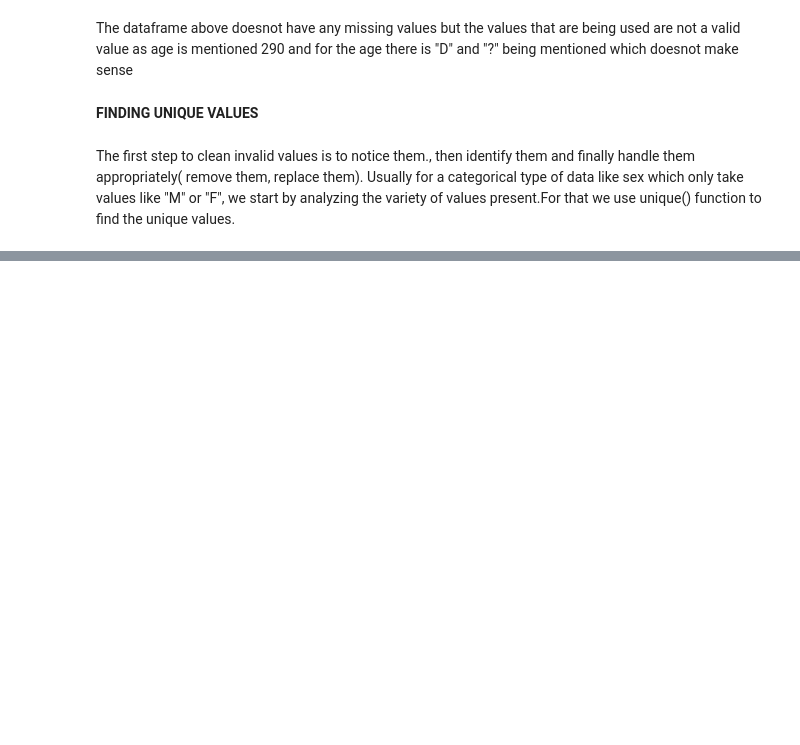
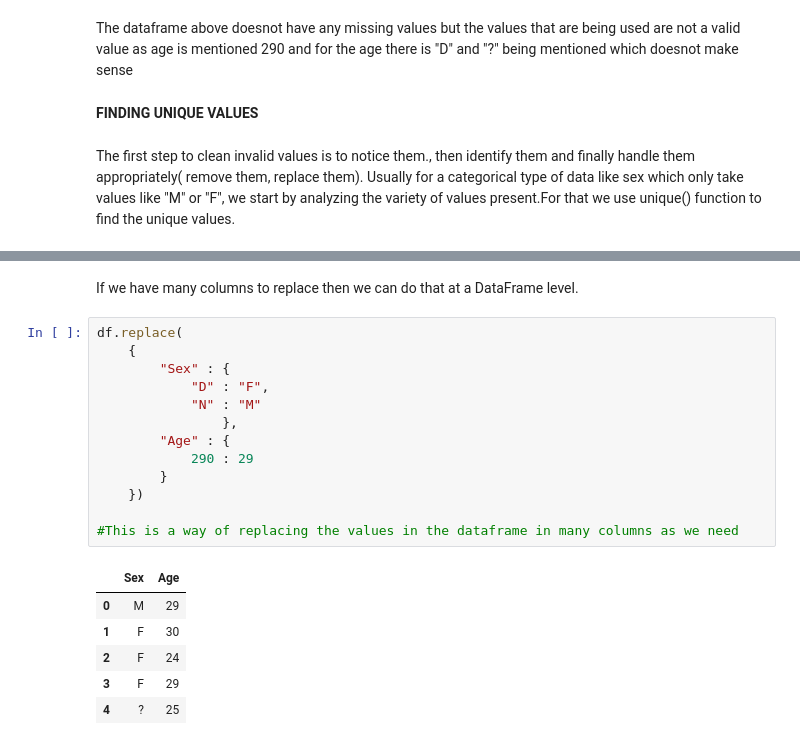
Before and after one commit to pasangyalzen/freecodecamp-data-notes, a Jupyter notebook: pandas_data_cleaning.ipynb, the cells around one changed output, grey strips where cells are left out. Saved outputs shown, nothing was run; the diff lists cells and outputs as text; blank space fills up the shorter version.

Commit message:
add: data cleaning further lessons

```diff
--- a/pandas_data_cleaning.ipynb
+++ b/pandas_data_cleaning.ipynb
@@ -711,0 +751,22 @@ The first step to clean invalid values is to notice them., then identify them an
+# %% [markdown]
+If we have many columns to replace then we can do that at a DataFrame level.
+# %%
+df.replace(
+    {
+        "Sex" : {
+            "D" : "F",
+            "N" : "M"
+                },
+        "Age" : {
+            290 : 29
+        }
+    })
+
+#This is a way of replacing the values in the dataframe in many columns as we need
+# %% [output]
+|  | Sex | Age |
+| 0 | M | 29 |
+| 1 | F | 30 |
+| 2 | F | 24 |
+| 3 | F | 29 |
+| 4 | ? | 25 |
```
Also changed, not shown: parts of 10 cells of this notebook, 2 other files.
